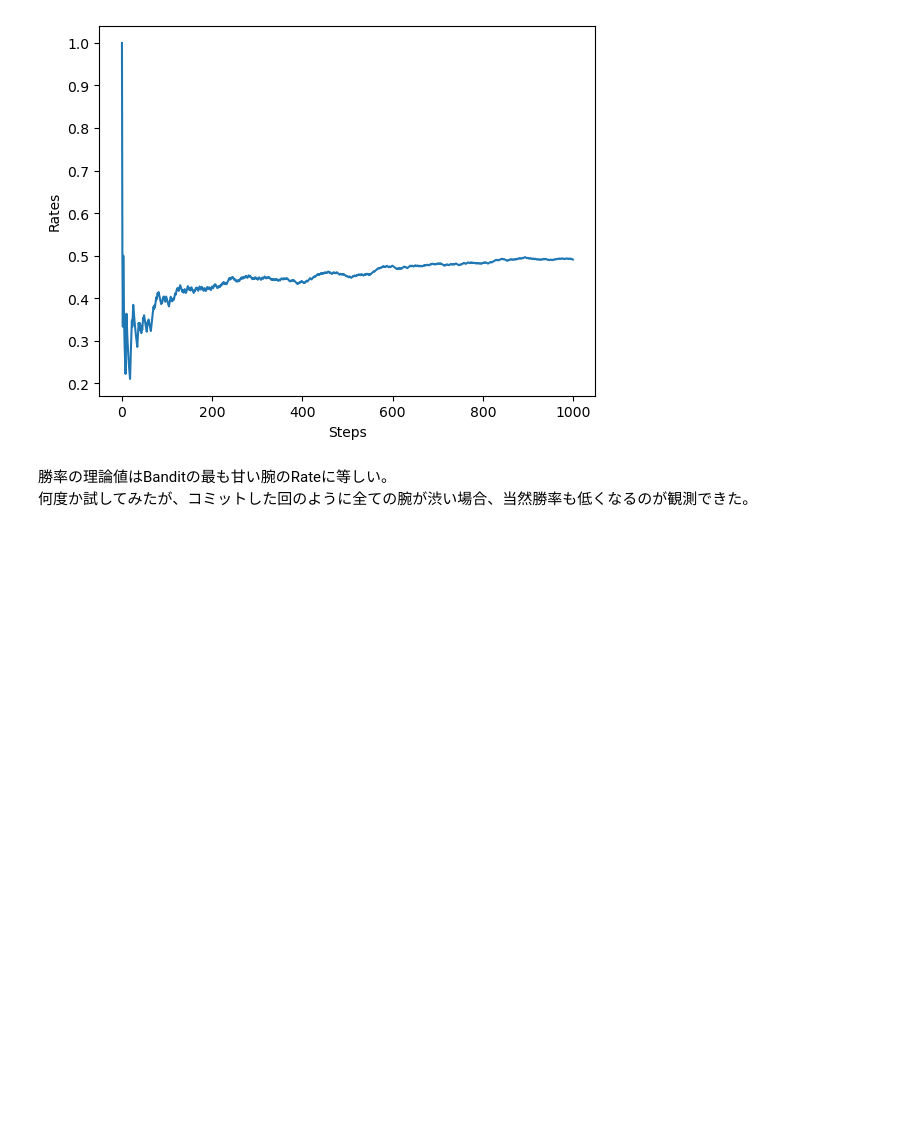
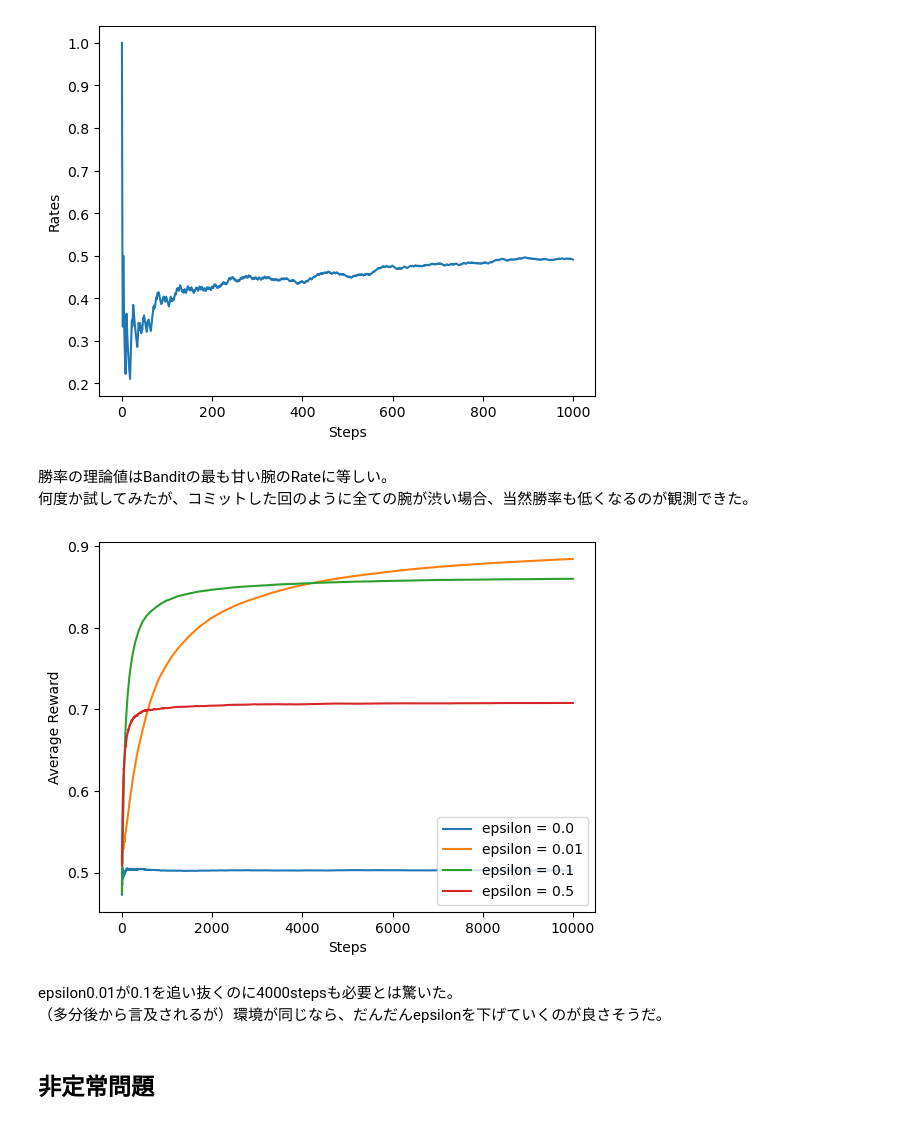
Before and after one commit to xhiroga/til, a Jupyter notebook: computer-science/machine-learning/_src/deep-learning-from-scratch-4/notebooks/ch01.ipynb, the cells around one changed output. Cells and saved outputs as stored; diff of their text form; code cells hidden in the pictures; blank space fills up the shorter version.

```diff
--- a/computer-science/machine-learning/_src/deep-learning-from-scratch-4/notebooks/ch01.ipynb
+++ b/computer-science/machine-learning/_src/deep-learning-from-scratch-4/notebooks/ch01.ipynb
@@ -175,3 +175,50 @@ plt.show()
 # %% [markdown]
 勝率の理論値はBanditの最も甘い腕のRateに等しい。
 何度か試してみたが、コミットした回のように全ての腕が渋い場合、当然勝率も低くなるのが観測できた。
+# %%
+import numpy as np
+import matplotlib.pyplot as plt
+
+
+def run_bandit_avg_by(epsilon=0.1):
+    runs = 200
+    steps = 10000
+    all_rates = np.zeros((runs, steps))
+
+    for run in range(runs):
+        bandit = Bandit()
+        agent = Agent(epsilon)
+        total_reward = 0
+        rates = []
+
+        for step in range(steps):
+            action = agent.get_action()
+            reward = bandit.play(action)
+            agent.update(action, reward)
+            total_reward += reward
+            rates.append(total_reward / (step+1))
+
+        all_rates[run] = rates
+
+    avg_rates = np.average(all_rates, axis=0)
+    return avg_rates
+
+epsilons = [0.0, 0.01, 0.1, 0.5]
+avg_rates = {}
+for epsilon in epsilons:
+    avg_rates[str(epsilon)] = run_bandit_avg_by(epsilon)
+
+for epsilon, rates in avg_rates.items():
+    plt.plot(rates, label='epsilon = {}'.format(epsilon))
+
+plt.xlabel('Steps')
+plt.ylabel('Average Reward')
+plt.legend()
+plt.show()
+# %% [output]
+[figure, added]
+# %% [markdown]
+epsilon0.01が0.1を追い抜くのに4000stepsも必要とは驚いた。
+（多分後から言及されるが）環境が同じなら、だんだんepsilonを下げていくのが良さそうだ。
+# %% [markdown]
+## 非定常問題
```
Also changed, not shown: parts of 3 cells of this notebook, 1 other file.
